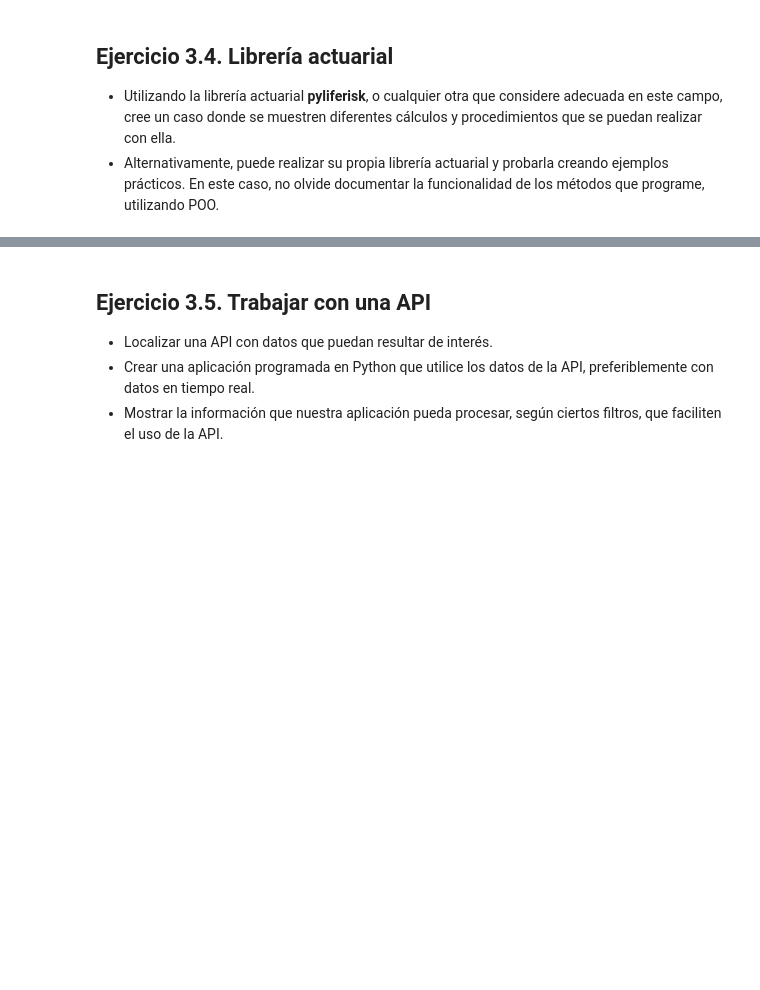
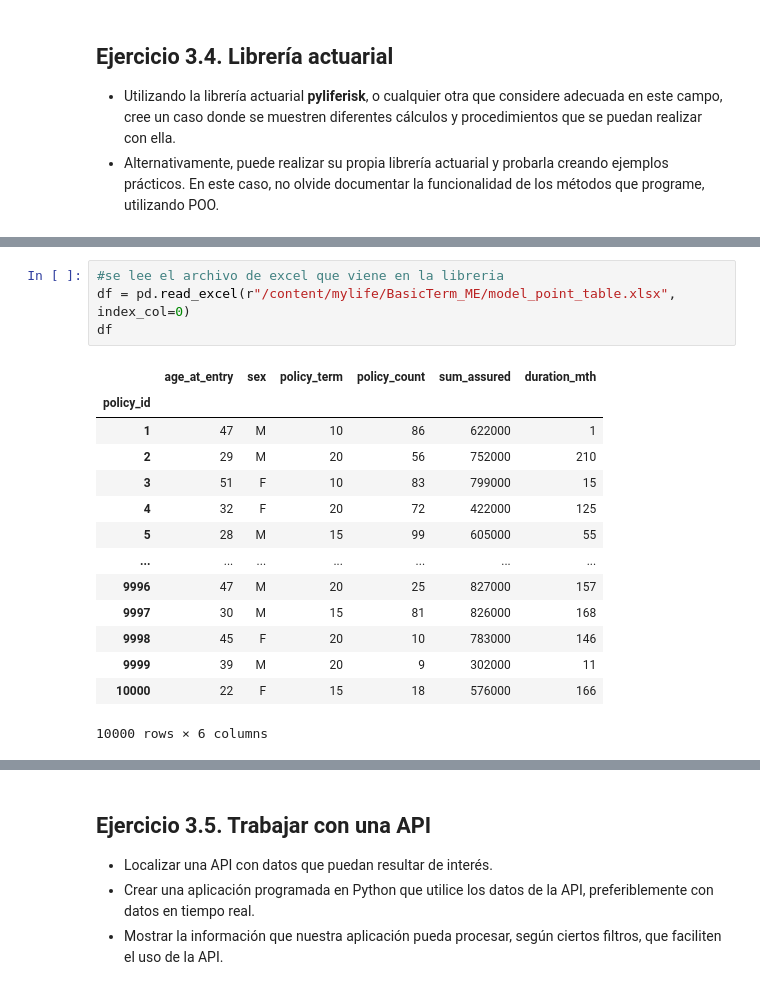
Before and after one commit to cit08/Phyton_2, a Jupyter notebook: Copia_de_practica3.ipynb, the cells around one changed output, grey strips where cells are left out. Cells and saved outputs as stored; diff of their text form; blank space fills up the shorter version.

```diff
--- a/Copia_de_practica3.ipynb
+++ b/Copia_de_practica3.ipynb
@@ -183,0 +183,19 @@ FileNotFoundError: ignored
+# %%
+#se lee el archivo de excel que viene en la libreria
+df = pd.read_excel(r"/content/mylife/BasicTerm_ME/model_point_table.xlsx", index_col=0)
+df
+# %% [output]
+|  | age_at_entry | sex | policy_term | policy_count | sum_assured | duration_mth |
+| policy_id |  |  |  |  |  |  |
+| 1 | 47 | M | 10 | 86 | 622000 | 1 |
+| 2 | 29 | M | 20 | 56 | 752000 | 210 |
+| 3 | 51 | F | 10 | 83 | 799000 | 15 |
+| 4 | 32 | F | 20 | 72 | 422000 | 125 |
+| 5 | 28 | M | 15 | 99 | 605000 | 55 |
+| ... | ... | ... | ... | ... | ... | ... |
+| 9996 | 47 | M | 20 | 25 | 827000 | 157 |
+| 9997 | 30 | M | 15 | 81 | 826000 | 168 |
+| 9998 | 45 | F | 20 | 10 | 783000 | 146 |
+| 9999 | 39 | M | 20 | 9 | 302000 | 11 |
+| 10000 | 22 | F | 15 | 18 | 576000 | 166 |
+10000 rows × 6 columns
```
Also changed, not shown: parts of 20 cells of this notebook.
